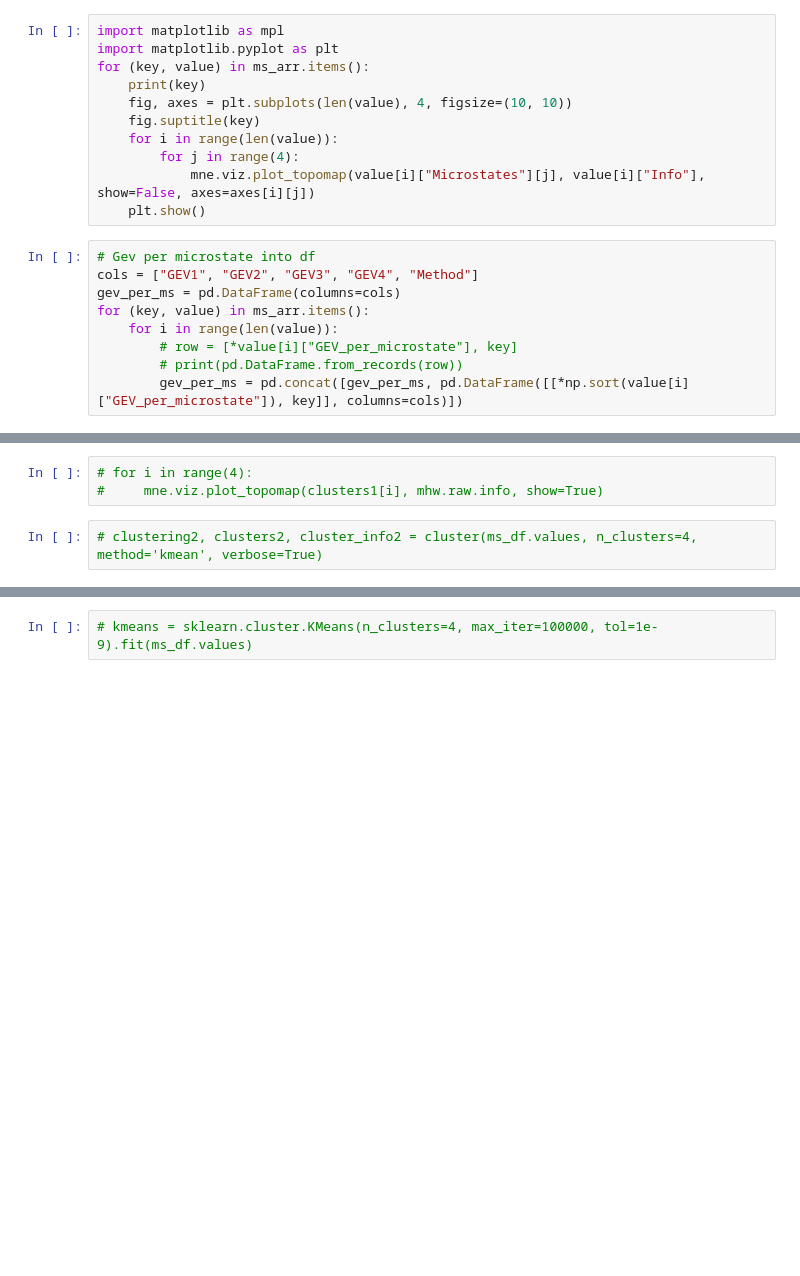
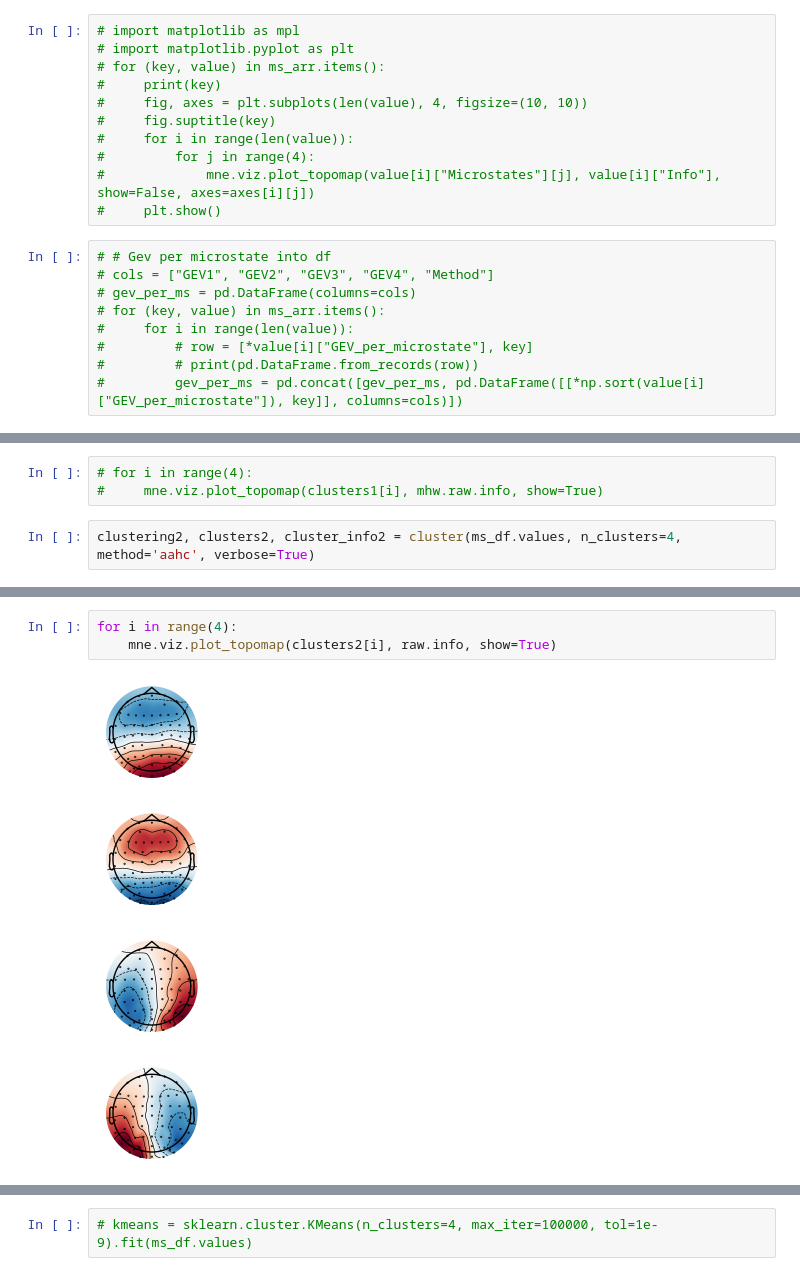
Before and after one commit to anast3t/nsu-microstate-rest-eeg, a Jupyter notebook: GlobalMSCalc.ipynb, the cells around one changed output, grey strips where cells are left out. Cells and saved outputs as stored; diff of their text form; blank space fills up the shorter version.

```diff
--- a/GlobalMSCalc.ipynb
+++ b/GlobalMSCalc.ipynb
@@ -324,21 +314,21 @@ method_df
 # %%
-import matplotlib as mpl
-import matplotlib.pyplot as plt
-for (key, value) in ms_arr.items():
-    print(key)
-    fig, axes = plt.subplots(len(value), 4, figsize=(10, 10))
-    fig.suptitle(key)
-    for i in range(len(value)):
-        for j in range(4):
-            mne.viz.plot_topomap(value[i]["Microstates"][j], value[i]["Info"], show=False, axes=axes[i][j])
-    plt.show()
+# import matplotlib as mpl
+# import matplotlib.pyplot as plt
+# for (key, value) in ms_arr.items():
+#     print(key)
+#     fig, axes = plt.subplots(len(value), 4, figsize=(10, 10))
+#     fig.suptitle(key)
+#     for i in range(len(value)):
+#         for j in range(4):
+#             mne.viz.plot_topomap(value[i]["Microstates"][j], value[i]["Info"], show=False, axes=axes[i][j])
+#     plt.show()
 # %%
-# Gev per microstate into df
-cols = ["GEV1", "GEV2", "GEV3", "GEV4", "Method"]
-gev_per_ms = pd.DataFrame(columns=cols)
-for (key, value) in ms_arr.items():
-    for i in range(len(value)):
-        # row = [*value[i]["GEV_per_microstate"], key]
-        # print(pd.DataFrame.from_records(row))
-        gev_per_ms = pd.concat([gev_per_ms, pd.DataFrame([[*np.sort(value[i]["GEV_per_microstate"]), key]], columns=cols)])
+# # Gev per microstate into df
+# cols = ["GEV1", "GEV2", "GEV3", "GEV4", "Method"]
+# gev_per_ms = pd.DataFrame(columns=cols)
+# for (key, value) in ms_arr.items():
+#     for i in range(len(value)):
+#         # row = [*value[i]["GEV_per_microstate"], key]
+#         # print(pd.DataFrame.from_records(row))
+#         gev_per_ms = pd.concat([gev_per_ms, pd.DataFrame([[*np.sort(value[i]["GEV_per_microstate"]), key]], columns=cols)])
 # %%
@@ -485,4 +467,4 @@ def _cluster_kmod(
 # for i in range(4):
 #     mne.viz.plot_topomap(clusters1[i], mhw.raw.info, show=True)
 # %%
-# clustering2, clusters2, cluster_info2 = cluster(ms_df.values, n_clusters=4, method='kmean', verbose=True)
+clustering2, clusters2, cluster_info2 = cluster(ms_df.values, n_clusters=4, method='aahc', verbose=True)
@@ -490,0 +505,8 @@ def _cluster_kmod(
+# %%
+for i in range(4):
+    mne.viz.plot_topomap(clusters2[i], raw.info, show=True)
+# %% [output]
+[figure, added]
+[figure, added]
+[figure, added]
+[figure, added]
```
Also changed, not shown: parts of 24 cells of this notebook, 3 other files.
